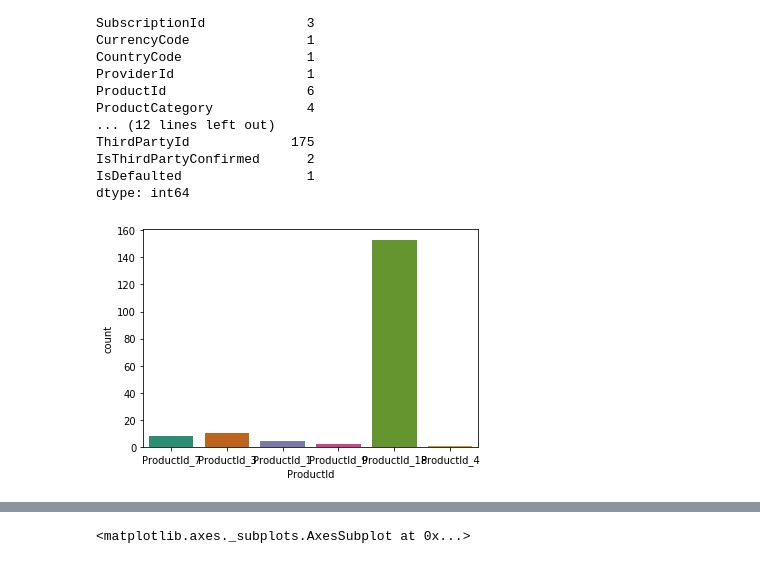
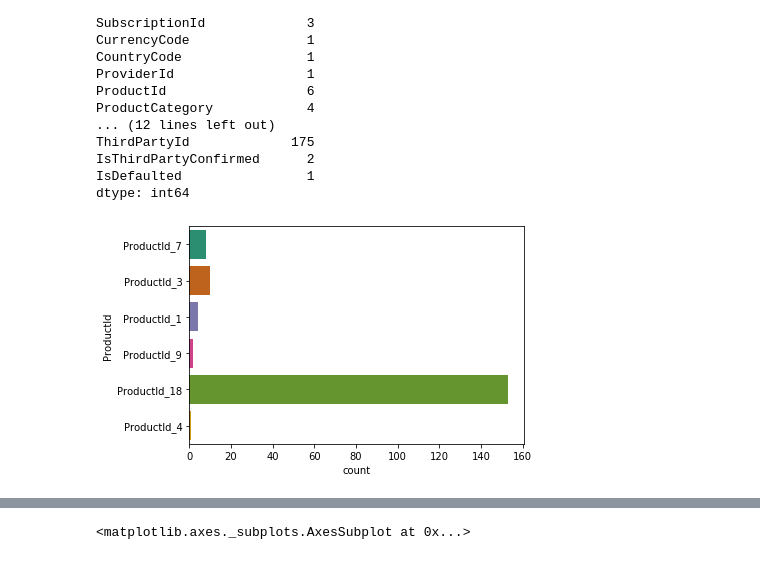
Before and after one commit to H-u-g-o/Credit-Score, a Jupyter notebook: Credit Score.ipynb, the cells around one changed output, grey strips where cells are left out. Cells and saved outputs as stored; diff of their text form; code cells hidden in the pictures.

Commit message:
Adding data visuialisations

```diff
--- a/Credit Score.ipynb
+++ b/Credit Score.ipynb
@@ -120,9 +154,10 @@ IsDefaulted                1
 dtype: int64
 # %%
 #Visualising Most defaulted loans products
-m = sns.countplot(data=df_defaulted, x = 'ProductId', palette='Dark2')
+
+m = sns.countplot(data=df_defaulted, y = 'ProductId', palette='Dark2', orient = 'v')
 # %% [output]
-[figure, old version]
+[figure, new version]
 # %%
 #Visualising defaulted values grouped by loan products
 groupby_ProductId = df_defaulted.groupby('ProductId').sum()
```
Also changed, not shown: parts of 9 cells of this notebook.
